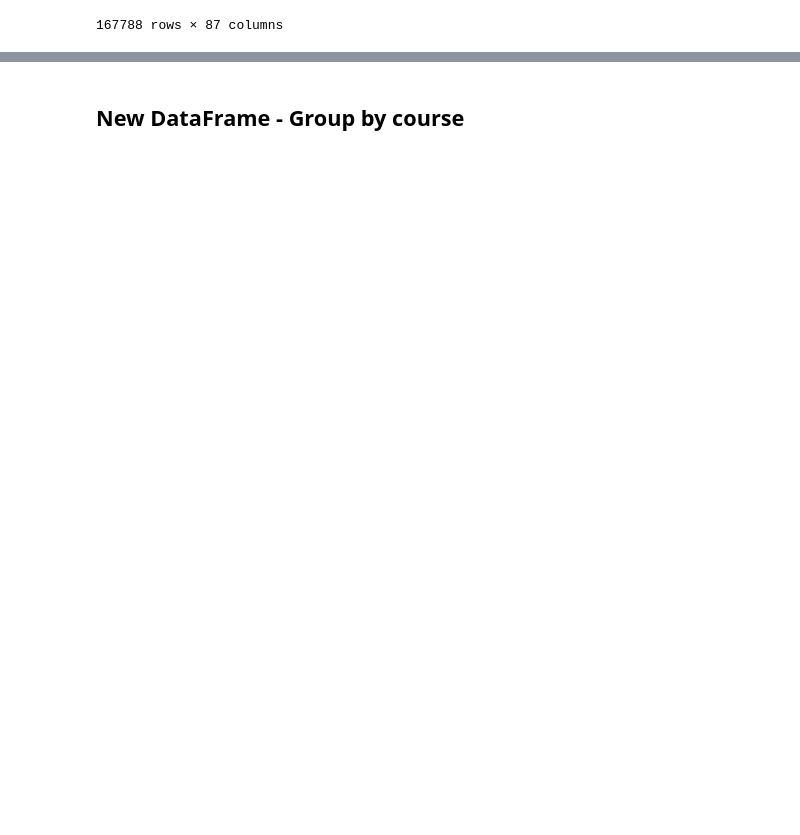
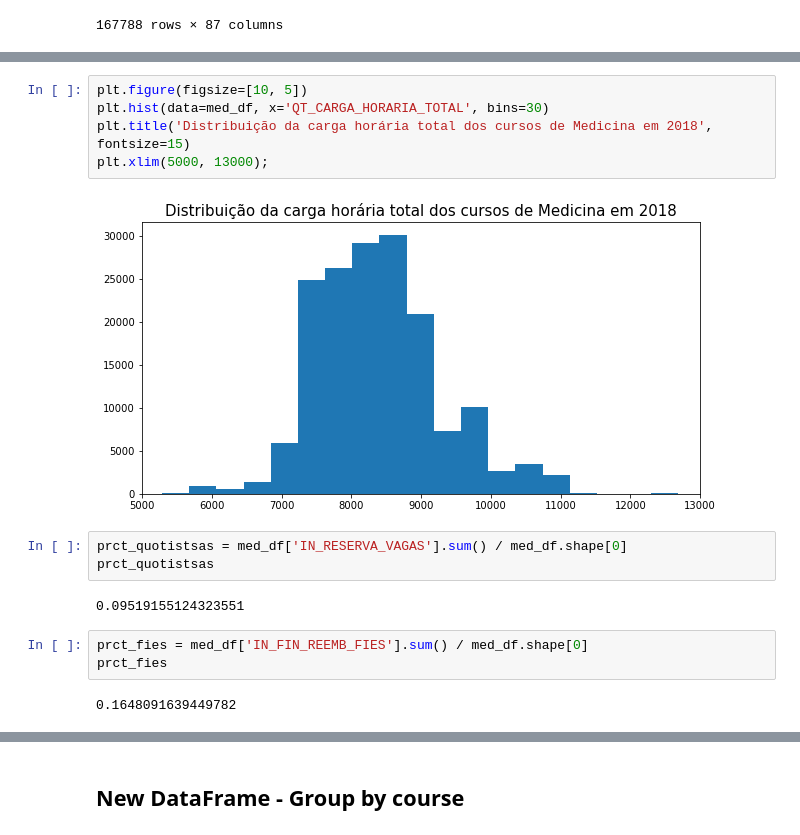
Before and after one commit to rafael-roldao/censo_es_2018_aluno, a Jupyter notebook: Censo do Ensino Superior 2018 - Alunos.ipynb, the cells around one changed output, grey strips where cells are left out. Cells and saved outputs as stored; diff of their text form; blank space fills up the shorter version.

```diff
--- a/Censo do Ensino Superior 2018 - Alunos.ipynb
+++ b/Censo do Ensino Superior 2018 - Alunos.ipynb
@@ -787,0 +786,17 @@ plt.ylabel('Número de faculdades de medicina', fontsize=15);
+# %%
+plt.figure(figsize=[10, 5])
+plt.hist(data=med_df, x='QT_CARGA_HORARIA_TOTAL', bins=30)
+plt.title('Distribuição da carga horária total dos cursos de Medicina em 2018', fontsize=15)
+plt.xlim(5000, 13000);
+# %% [output]
+[figure, added]
+# %%
+prct_quotistsas = med_df['IN_RESERVA_VAGAS'].sum() / med_df.shape[0]
+prct_quotistsas
+# %% [output]
+0.09519155124323551
+# %%
+prct_fies = med_df['IN_FIN_REEMB_FIES'].sum() / med_df.shape[0]
+prct_fies
+# %% [output]
+0.1648091639449782
```
Also changed, not shown: parts of 43 cells of this notebook, 4 other files.
